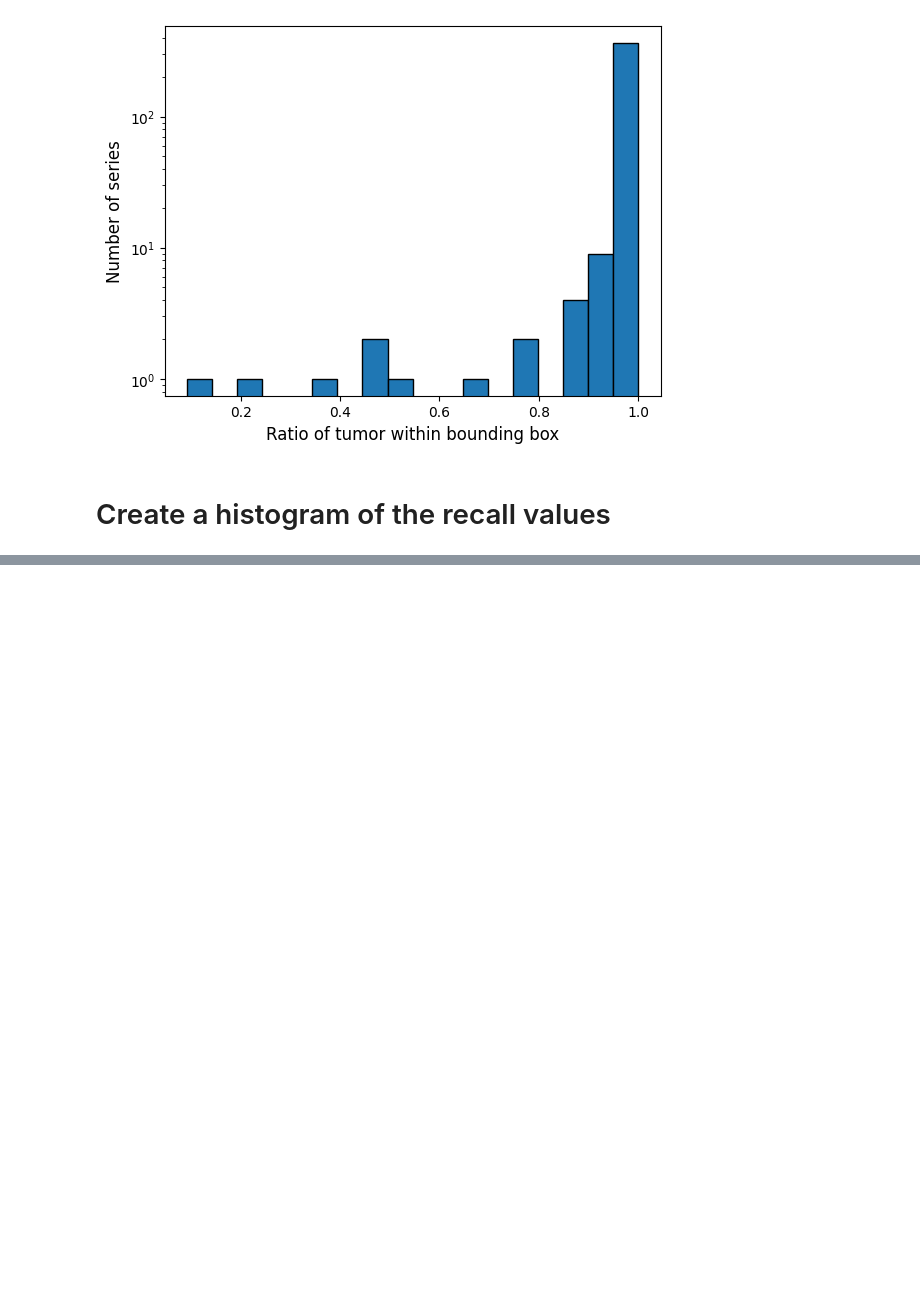
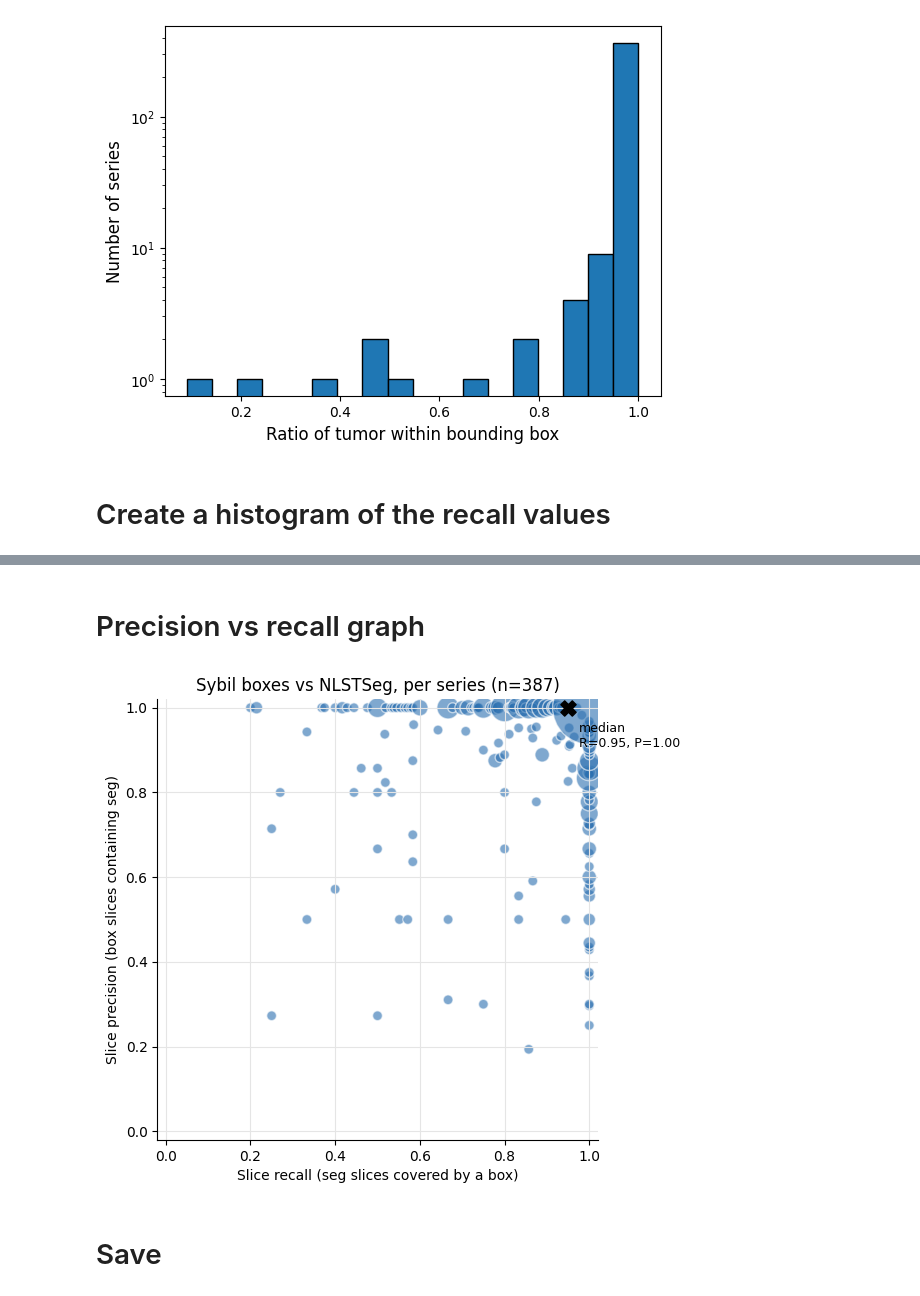
Before and after one commit to ImagingDataCommons/idc-nlst-plus, a Jupyter notebook: TechnicalValidation/consistencyChecks/NLSTSegVsNLSTSybil_viz.ipynb, the cells around one changed output, grey strips where cells are left out. Drawn from its saved outputs; the diff is of its cells as text; code cells hidden in the pictures; blank space fills up the shorter version.

```diff
--- a/TechnicalValidation/consistencyChecks/NLSTSegVsNLSTSybil_viz.ipynb
+++ b/TechnicalValidation/consistencyChecks/NLSTSegVsNLSTSybil_viz.ipynb
@@ -66,2 +85,37 @@ plt.show()
+# %% [markdown]
+# Precision vs recall graph
+# %%
+d = df[["slice_recall", "slice_precision"]].dropna()
+
+# Many series share the same (recall, precision) pair, so size points by how many series sit there
+counts = d.groupby(["slice_recall", "slice_precision"]).size().reset_index(name="n")
+
+fig, ax = plt.subplots(figsize=(6, 6))
+ax.scatter(counts["slice_recall"], counts["slice_precision"],
+           s=20 + 30 * counts["n"], color="#2a6fb0", alpha=0.6,
+           edgecolor="white", linewidth=1)
+
+# Median operating point
+med_r, med_p = d["slice_recall"].median(), d["slice_precision"].median()
+ax.scatter(med_r, med_p, marker="X", s=120, color="black", zorder=3)
+ax.annotate(f"median\nR={med_r:.2f}, P={med_p:.2f}", (med_r, med_p),
+            xytext=(8, -28), textcoords="offset points", fontsize=9)
+
+ax.set_xlim(-0.02, 1.02); ax.set_ylim(-0.02, 1.02)
+ax.set_aspect("equal")
+ax.set_xlabel("Slice recall (seg slices covered by a box)")
+ax.set_ylabel("Slice precision (box slices containing seg)")
+ax.set_title(f"Sybil boxes vs NLSTSeg, per series (n={len(d)})")
+ax.grid(color="#e5e5e5", linewidth=0.8)
+for s in ("top", "right"):
+    ax.spines[s].set_visible(False)
+
+plt.tight_layout()
+plt.savefig("/content/precision_vs_recall.png", dpi=200)
+plt.show()
+# %% [output]
+[figure, added]
+# %% [markdown]
+# Save
 # %%
 # Save CSV
```
Also changed, not shown: parts of 9 cells of this notebook.
